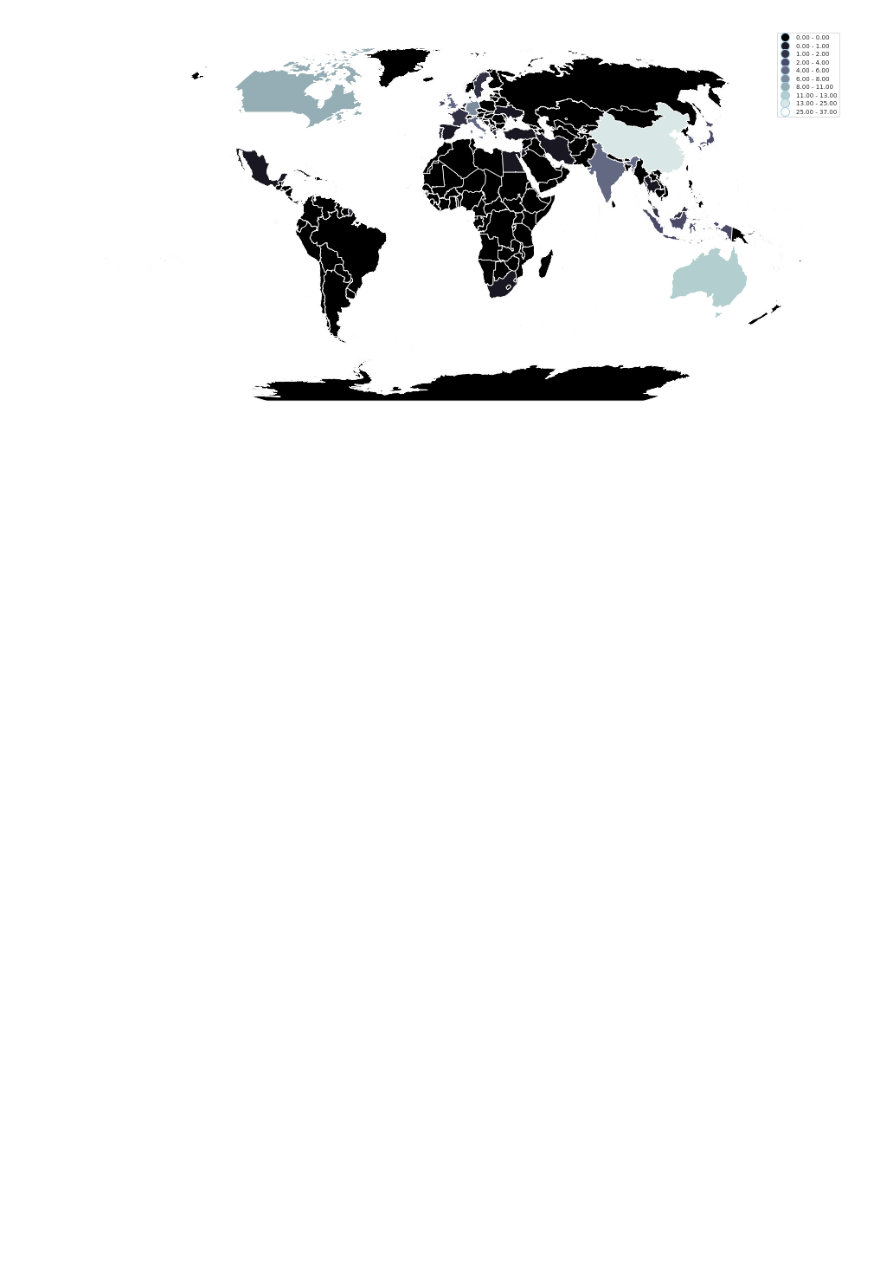
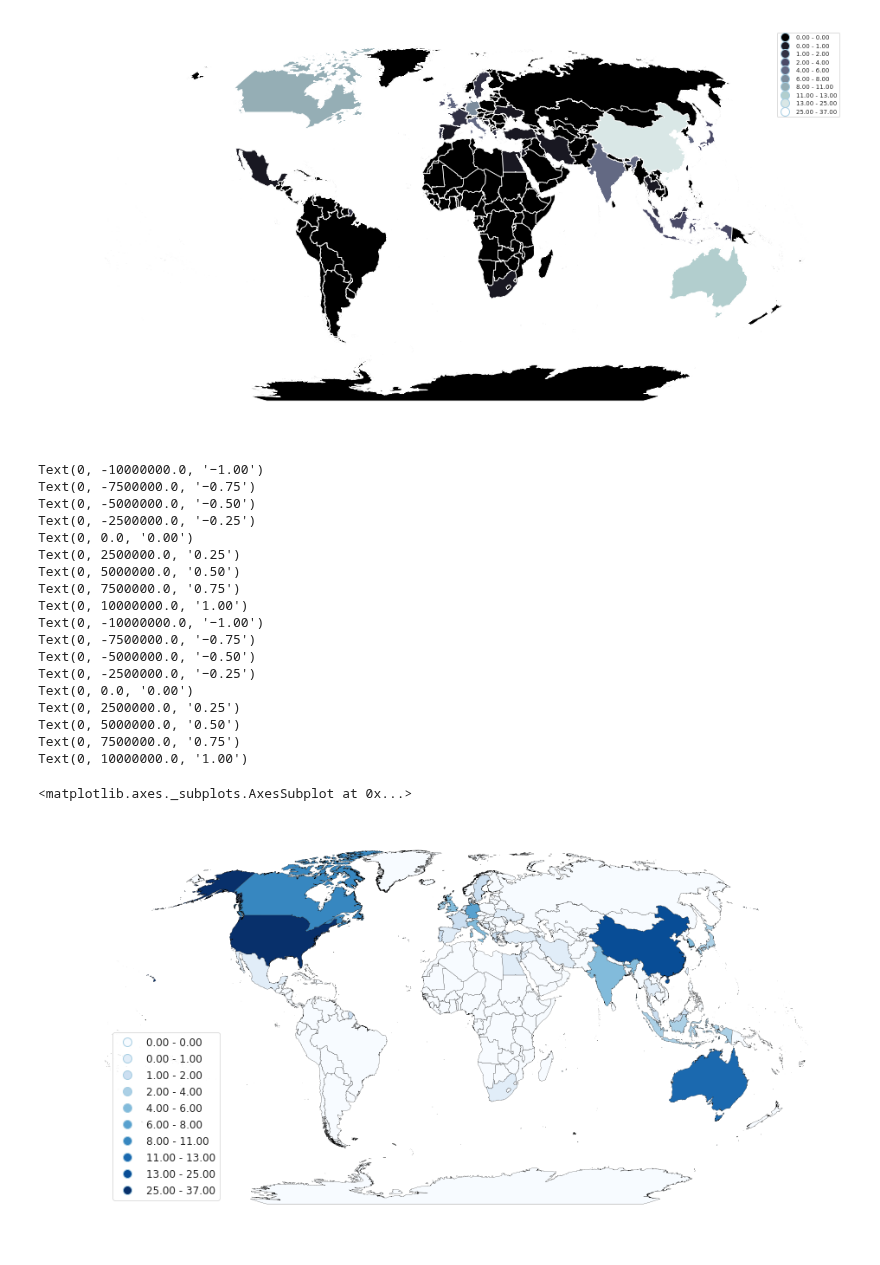
Before and after one commit to hubertjb/dl-eeg-review, a Jupyter notebook: notebooks/GeoPandas_playground.ipynb, the cells around one changed output. Saved outputs shown, nothing was run; the diff lists cells and outputs as text; code cells hidden in the pictures; blank space fills up the shorter version.

```diff
--- a/notebooks/GeoPandas_playground.ipynb
+++ b/notebooks/GeoPandas_playground.ipynb
@@ -114,2 +125,43 @@ fig = ax.get_figure()
 # %% [output]
 [figure]
+# %%
+figsize = (16, 10)
+
+ax = gdf.plot(column='Count', figsize=figsize, cmap='Blues', scheme='Fisher_Jenks', k=10, legend=True, ax=None, linewidth=0.2, edgecolor='black', legend_kwds={'fontsize':'large'})
+ax.get_legend().set_bbox_to_anchor((0.,0.,0.2,0.5))
+ax.set_axis_off()
+
+
+ticks = ax.get_yticklabels()
+for tick in ticks:
+    print(tick)
+
+fig = ax.get_figure()
+fig.axes[0].get_yticklabels()
+ticks = fig.axes[0].get_yticklabels()
+for tick in ticks:
+    print(tick)
+
+axs = ax.get_figure().get_axes()
+axs[0]
+# %% [output]
+Text(0, -10000000.0, '−1.00')
+Text(0, -7500000.0, '−0.75')
+Text(0, -5000000.0, '−0.50')
+Text(0, -2500000.0, '−0.25')
+Text(0, 0.0, '0.00')
+Text(0, 2500000.0, '0.25')
+Text(0, 5000000.0, '0.50')
+Text(0, 7500000.0, '0.75')
+Text(0, 10000000.0, '1.00')
+Text(0, -10000000.0, '−1.00')
+Text(0, -7500000.0, '−0.75')
+Text(0, -5000000.0, '−0.50')
+Text(0, -2500000.0, '−0.25')
+Text(0, 0.0, '0.00')
+Text(0, 2500000.0, '0.25')
+Text(0, 5000000.0, '0.50')
+Text(0, 7500000.0, '0.75')
+Text(0, 10000000.0, '1.00')
+<matplotlib.axes._subplots.AxesSubplot at 0x...>
+[figure, added]
```
Also changed, not shown: parts of 7 cells of this notebook.
